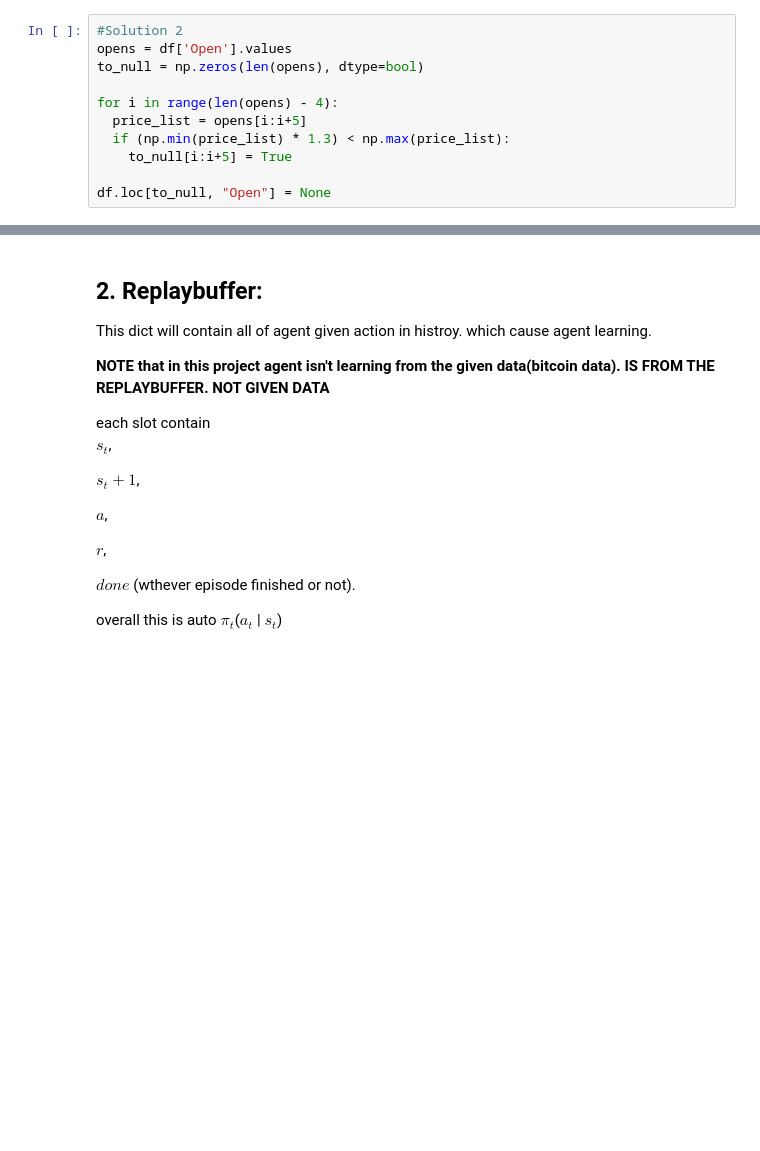
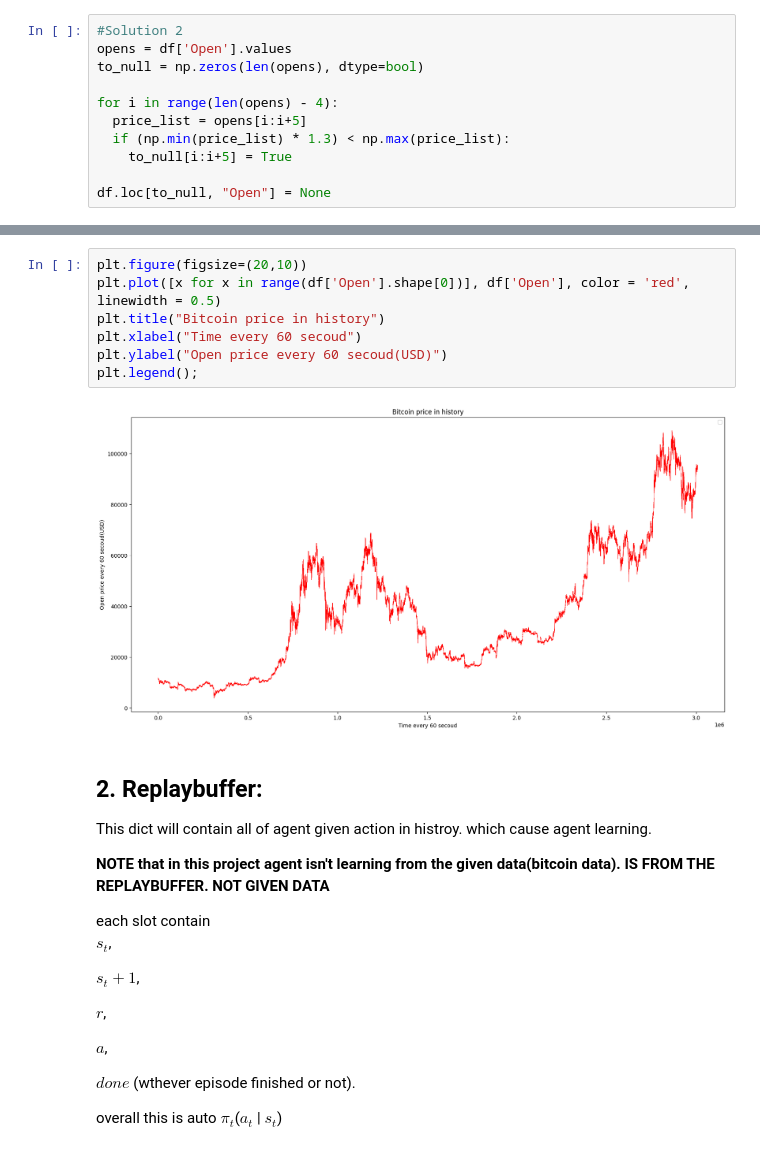
Before and after one commit to z23788677/Bitcoin_RL_NLP, a Jupyter notebook: RL_bitcoin_trader.ipynb, the cells around one changed output, grey strips where cells are left out. Drawn from its saved outputs; the diff is of its cells as text; blank space fills up the shorter version.

```diff
--- a/RL_bitcoin_trader.ipynb
+++ b/RL_bitcoin_trader.ipynb
@@ -104,3 +124,12 @@ df.to_csv("Cleaned-btcusd_1-min_data.csv", index=False)
+# %%
+plt.figure(figsize=(20,10))
+plt.plot([x for x in range(df['Open'].shape[0])], df['Open'], color = 'red', linewidth = 0.5)
+plt.title("Bitcoin price in history")
+plt.xlabel("Time every 60 secoud")
+plt.ylabel("Open price every 60 secoud(USD)")
+plt.legend();
+# %% [output]
+[figure, added]
 # %% [markdown]
 ## 2. Replaybuffer:
 
@@ -114,9 +143,9 @@ $s_t$,
 
 $s_t+1$,
 
+$r$,
+
 $a$,
-
-$r$,
 
 $done$
 (wthever episode finished or not).
```
Also changed, not shown: parts of 21 cells of this notebook.
